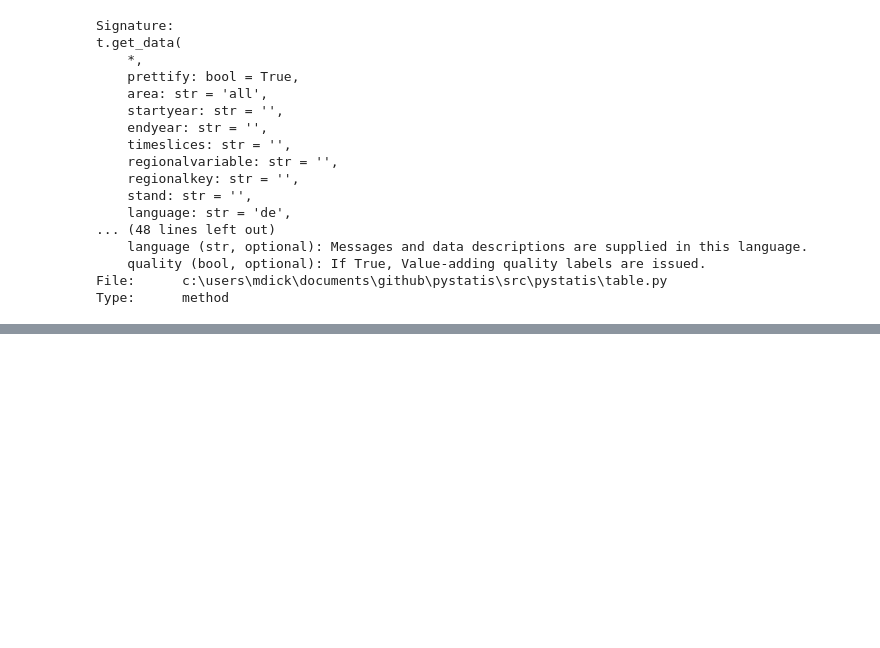
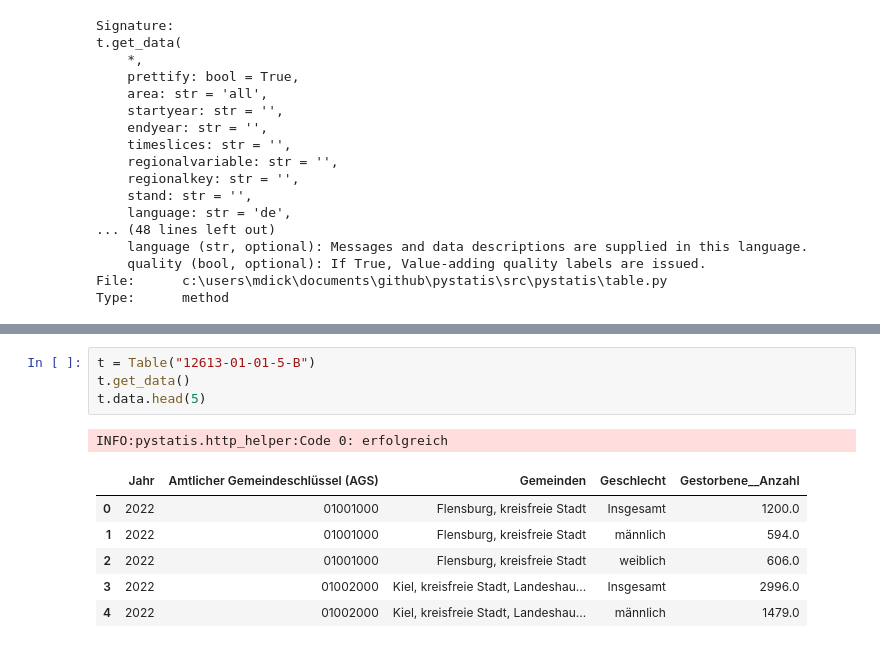
Before and after one commit to CorrelAid/pystatis, a Jupyter notebook: nb/01_table.ipynb, the cells around one changed output, grey strips where cells are left out. Drawn from its saved outputs; the diff is of its cells as text; blank space fills up the shorter version.

```diff
--- a/nb/01_table.ipynb
+++ b/nb/01_table.ipynb
@@ -169,0 +311,12 @@ t.data
+# %%
+t = Table("12613-01-01-5-B")
+t.get_data()
+t.data.head(5)
+# %% [output]
+INFO:pystatis.http_helper:Code 0: erfolgreich
+|  | Jahr | Amtlicher Gemeindeschlüssel (AGS) | Gemeinden | Geschlecht | Gestorbene__Anzahl |
+| 0 | 2022 | 01001000 | Flensburg, kreisfreie Stadt | Insgesamt | 1200.0 |
+| 1 | 2022 | 01001000 | Flensburg, kreisfreie Stadt | männlich | 594.0 |
+| 2 | 2022 | 01001000 | Flensburg, kreisfreie Stadt | weiblich | 606.0 |
+| 3 | 2022 | 01002000 | Kiel, kreisfreie Stadt, Landeshau... | Insgesamt | 2996.0 |
+| 4 | 2022 | 01002000 | Kiel, kreisfreie Stadt, Landeshau... | männlich | 1479.0 |
```
Also changed, not shown: parts of 58 cells of this notebook, 4 other files.
